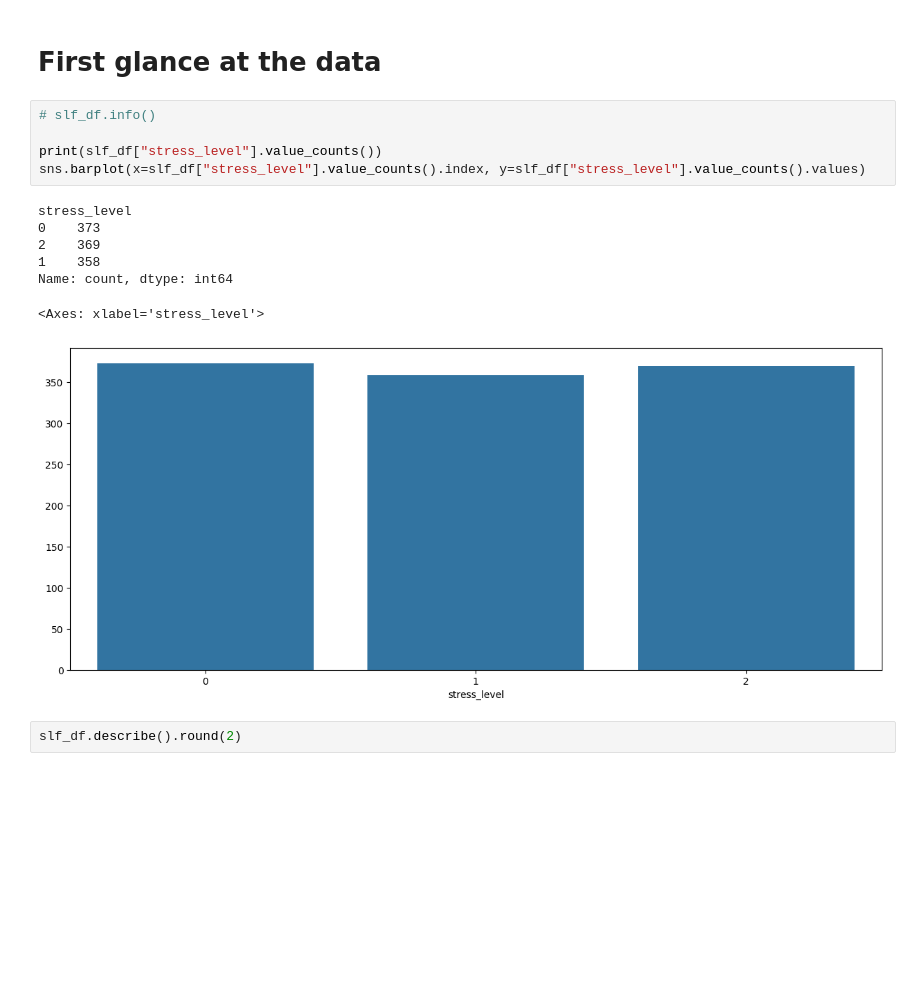
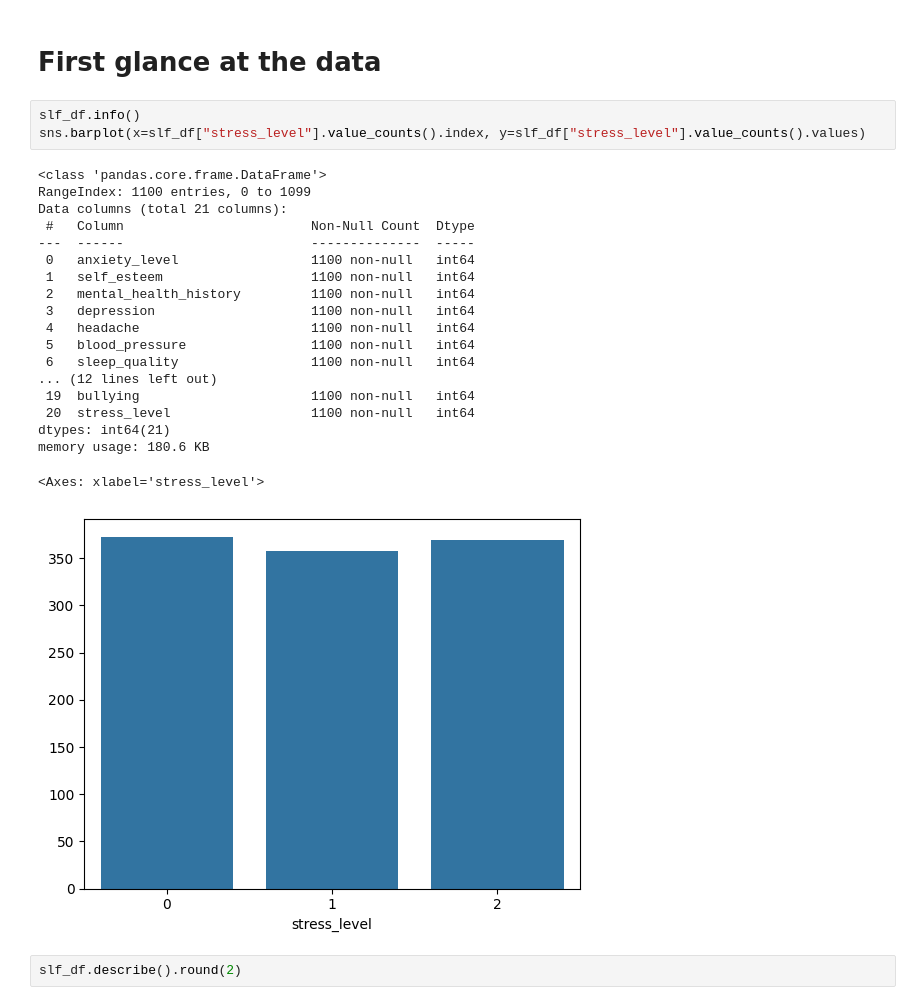
Before and after one commit to ZacPerry-dev/Student-Stress-Factors, a Jupyter notebook: main.ipynb, the cells around one changed output. Saved outputs shown, nothing was run; the diff lists cells and outputs as text; blank space fills up the shorter version.

```diff
--- a/main.ipynb
+++ b/main.ipynb
@@ -27,18 +27,28 @@ slf_df.head()
 # %% [markdown]
 # First glance at the data
 # %%
-# slf_df.info()
-
-print(slf_df["stress_level"].value_counts())
+slf_df.info()
 sns.barplot(x=slf_df["stress_level"].value_counts().index, y=slf_df["stress_level"].value_counts().values)
 # %% [output]
-stress_level
-0    373
-2    369
-1    358
-Name: count, dtype: int64
+<class 'pandas.core.frame.DataFrame'>
+RangeIndex: 1100 entries, 0 to 1099
+Data columns (total 21 columns):
+ #   Column                        Non-Null Count  Dtype
+---  ------                        --------------  -----
+ 0   anxiety_level                 1100 non-null   int64
+ 1   self_esteem                   1100 non-null   int64
+ 2   mental_health_history         1100 non-null   int64
+ 3   depression                    1100 non-null   int64
+ 4   headache                      1100 non-null   int64
+ 5   blood_pressure                1100 non-null   int64
+ 6   sleep_quality                 1100 non-null   int64
+... (12 lines left out)
+ 19  bullying                      1100 non-null   int64
+ 20  stress_level                  1100 non-null   int64
+dtypes: int64(21)
+memory usage: 180.6 KB
 <Axes: xlabel='stress_level'>
-[figure, old version]
+[figure, new version]
 # %%
 slf_df.describe().round(2)
 # %% [output]
```
Also changed, not shown: parts of 7 cells of this notebook.
